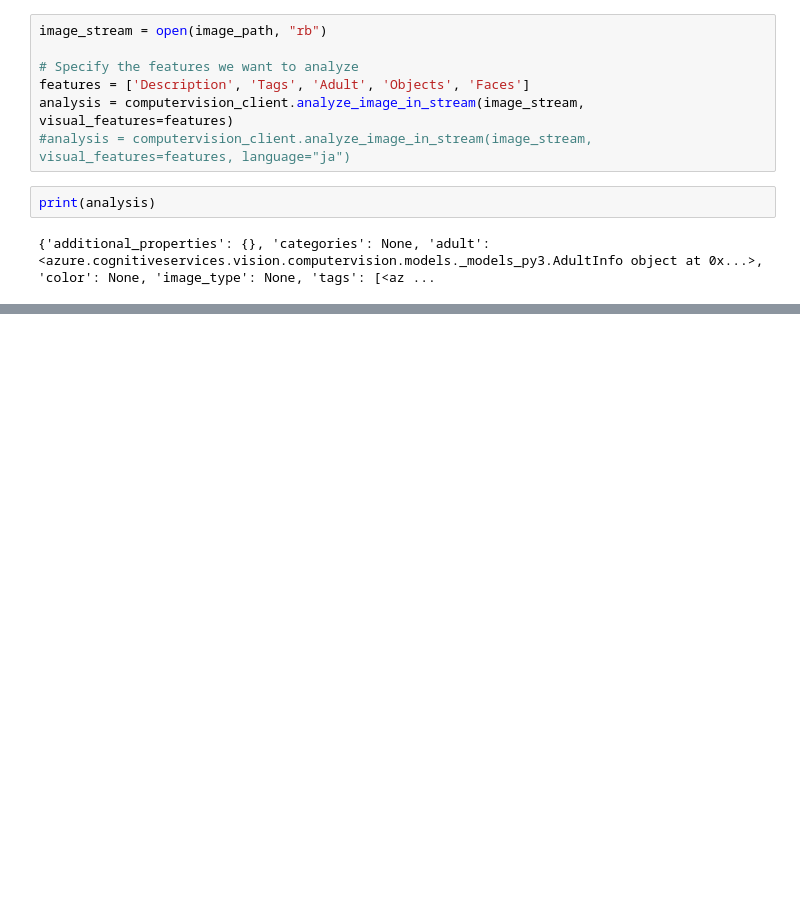
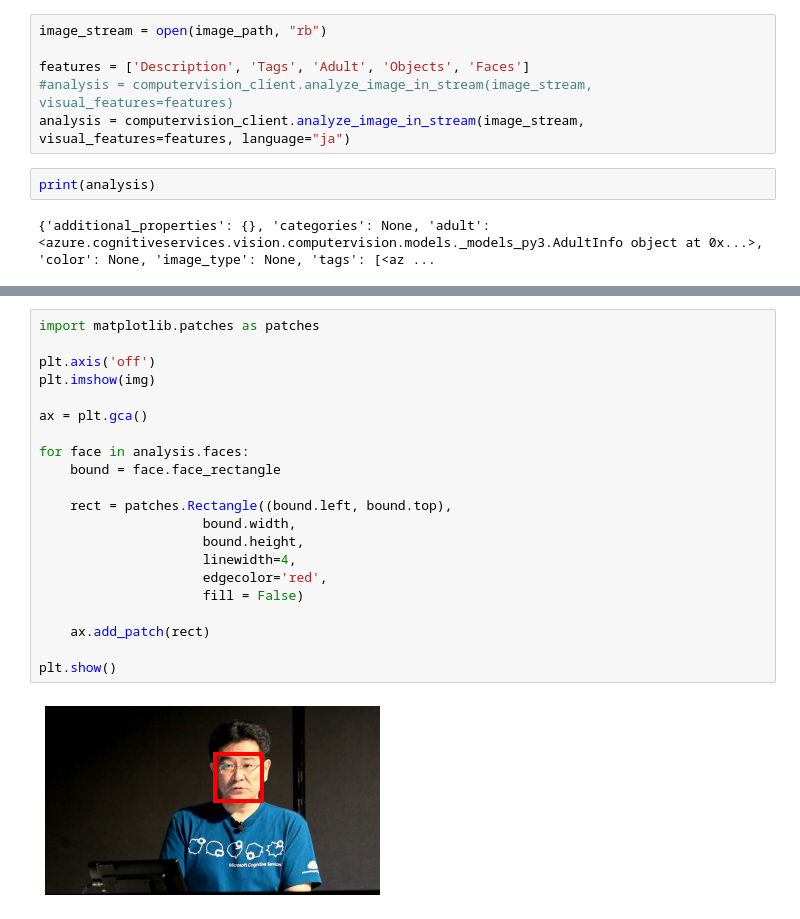
Before and after one commit to seosoft/PythonAITraining, a Jupyter notebook: 3_AIBasic.ipynb, the cells around one changed output, grey strips where cells are left out. Cells and saved outputs as stored; diff of their text form; blank space fills up the shorter version.

```diff
--- a/3_AIBasic.ipynb
+++ b/3_AIBasic.ipynb
@@ -88,10 +90,9 @@ for caption in description.captions:
 # %%
 image_stream = open(image_path, "rb")
 
-# Specify the features we want to analyze
 features = ['Description', 'Tags', 'Adult', 'Objects', 'Faces']
-analysis = computervision_client.analyze_image_in_stream(image_stream, visual_features=features)
-#analysis = computervision_client.analyze_image_in_stream(image_stream, visual_features=features, language="ja")
+#analysis = computervision_client.analyze_image_in_stream(image_stream, visual_features=features)
+analysis = computervision_client.analyze_image_in_stream(image_stream, visual_features=features, language="ja")
 # %%
 print(analysis)
 # %% [output]
@@ -106,0 +118,23 @@ else:
+# %%
+import matplotlib.patches as patches
+
+plt.axis('off')
+plt.imshow(img)
+
+ax = plt.gca()
+
+for face in analysis.faces:
+    bound = face.face_rectangle
+
+    rect = patches.Rectangle((bound.left, bound.top),
+                     bound.width,
+                     bound.height,
+                     linewidth=4,
+                     edgecolor='red',
+                     fill = False)
+
+    ax.add_patch(rect)
+
+plt.show()
+# %% [output]
+[figure, added]
```
Also changed, not shown: parts of 9 cells of this notebook.
